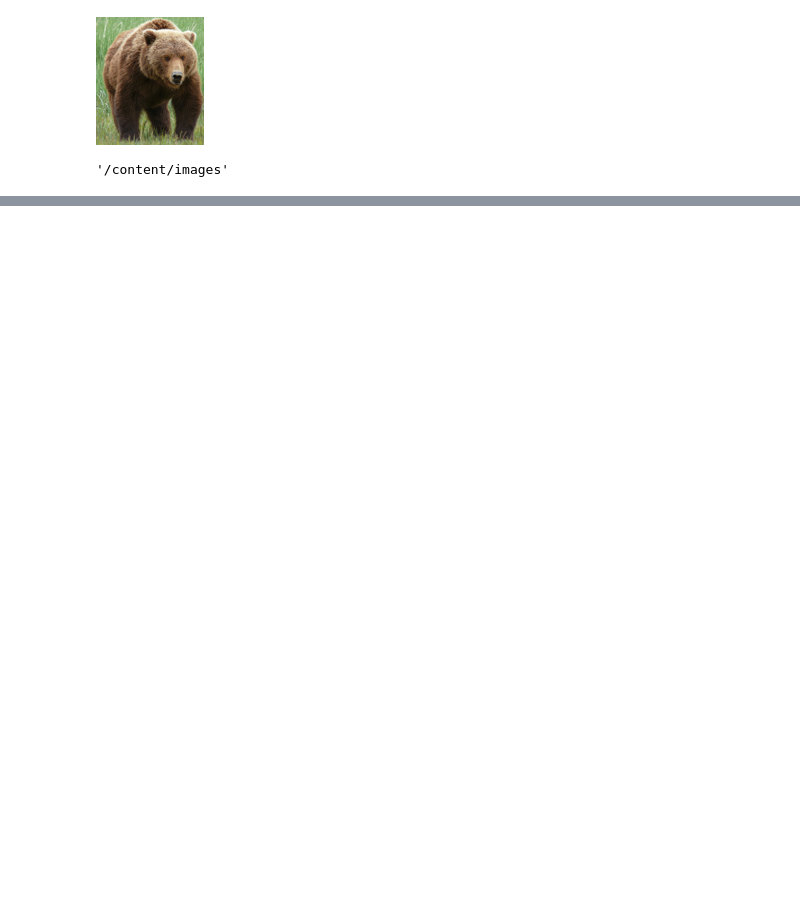
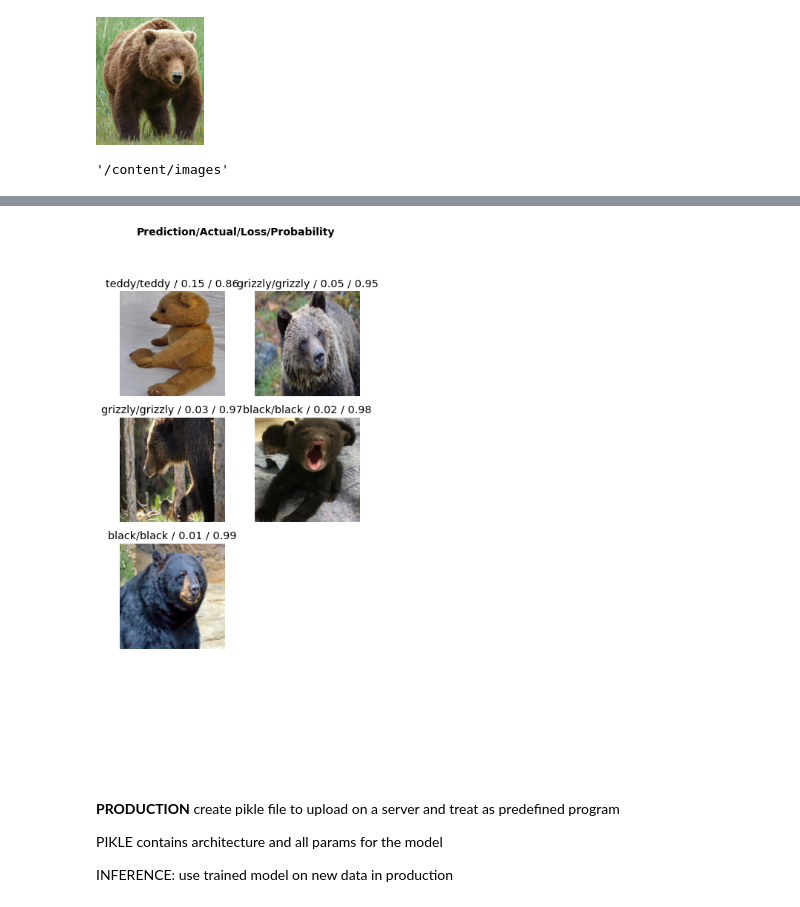
Before and after one commit to micdist/Pasta-Classifier, a Jupyter notebook: Lezione2_OK.ipynb, the cells around one changed output, grey strips where cells are left out. Cells and saved outputs as stored; diff of their text form; code cells hidden in the pictures; blank space fills up the shorter version.

```diff
--- a/Lezione2_OK.ipynb
+++ b/Lezione2_OK.ipynb
@@ -76,0 +123,4 @@ dataBlock:
+# %%
+interp.plot_top_losses(5, nrows=4)
+# %% [output]
+[figure, added]
@@ -76,0 +129,7 @@ dataBlock:
+# %% [markdown]
+**PRODUCTION**
+create pikle file to upload on a server and treat as predefined program
+
+PIKLE contains architecture and all params for the model
+
+INFERENCE: use trained model on new data in production
```
Also changed, not shown: parts of 13 cells of this notebook.
